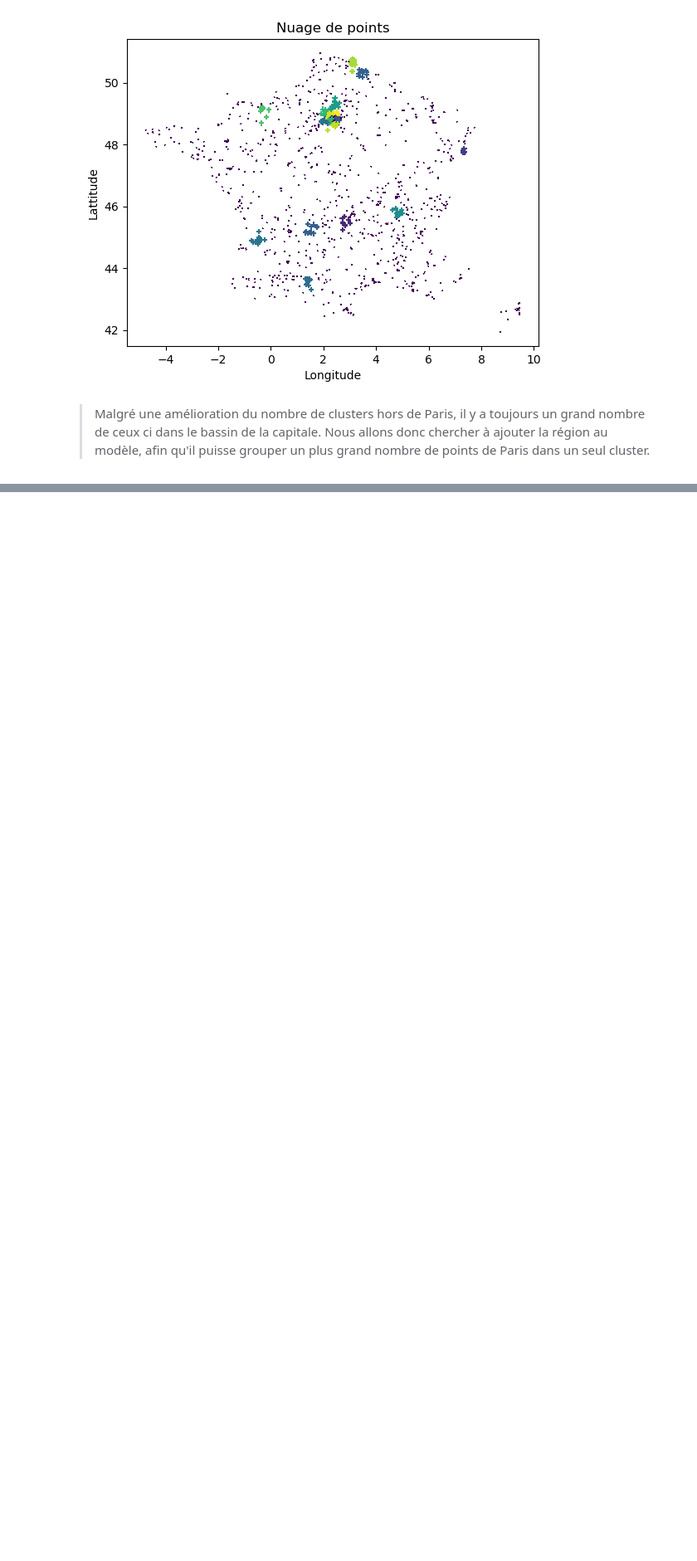
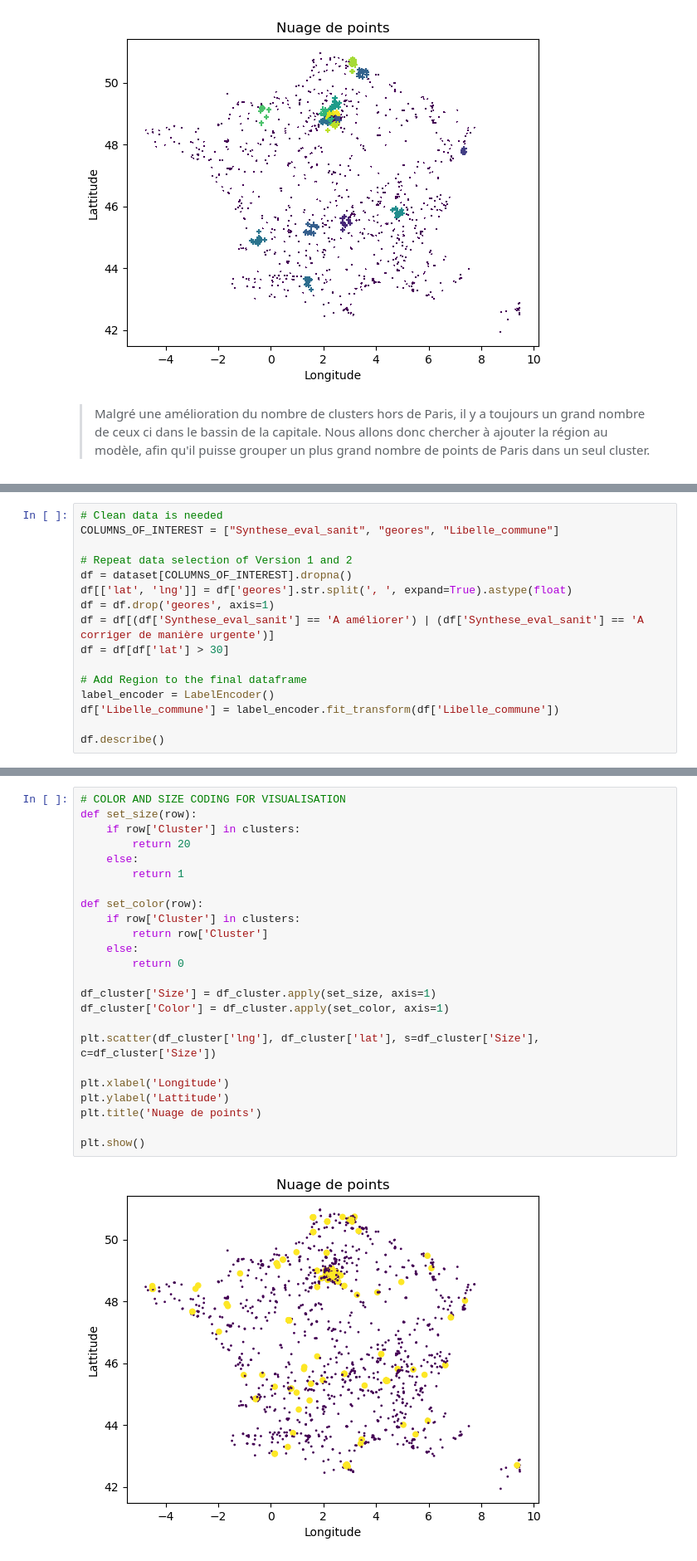
Before and after one commit to NSamper/atelier_datascience_I1, a Jupyter notebook: TD NOTE ALIMCONFIANCE/TB Notebook.ipynb, the cells around one changed output, grey strips where cells are left out. Shown at 83% size. Drawn from its saved outputs; the diff is of its cells as text; blank space fills up the shorter version.

Commit message:
Version 3

```diff
--- a/TD NOTE ALIMCONFIANCE/TB Notebook.ipynb
+++ b/TD NOTE ALIMCONFIANCE/TB Notebook.ipynb
@@ -284,0 +287,16 @@ plt.show()
+# %%
+# Clean data is needed
+COLUMNS_OF_INTEREST = ["Synthese_eval_sanit", "geores", "Libelle_commune"]
+
+# Repeat data selection of Version 1 and 2
+df = dataset[COLUMNS_OF_INTEREST].dropna()
+df[['lat', 'lng']] = df['geores'].str.split(', ', expand=True).astype(float)
+df = df.drop('geores', axis=1)
+df = df[(df['Synthese_eval_sanit'] == 'A améliorer') | (df['Synthese_eval_sanit'] == 'A corriger de manière urgente')]
+df = df[df['lat'] > 30]
+
+# Add Region to the final dataframe
+label_encoder = LabelEncoder()
+df['Libelle_commune'] = label_encoder.fit_transform(df['Libelle_commune'])
+
+df.describe()
@@ -284,0 +360,26 @@ plt.show()
+# %%
+# COLOR AND SIZE CODING FOR VISUALISATION
+def set_size(row):
+    if row['Cluster'] in clusters:
+        return 20
+    else:
+        return 1
+
+def set_color(row):
+    if row['Cluster'] in clusters:
+        return row['Cluster']
+    else:
+        return 0
+
+df_cluster['Size'] = df_cluster.apply(set_size, axis=1)
+df_cluster['Color'] = df_cluster.apply(set_color, axis=1)
+
+plt.scatter(df_cluster['lng'], df_cluster['lat'], s=df_cluster['Size'], c=df_cluster['Size'])
+
+plt.xlabel('Longitude')
+plt.ylabel('Lattitude')
+plt.title('Nuage de points')
+
+plt.show()
+# %% [output]
+[figure, added]
```
Also changed, not shown: parts of 16 cells of this notebook, 1 other file.
